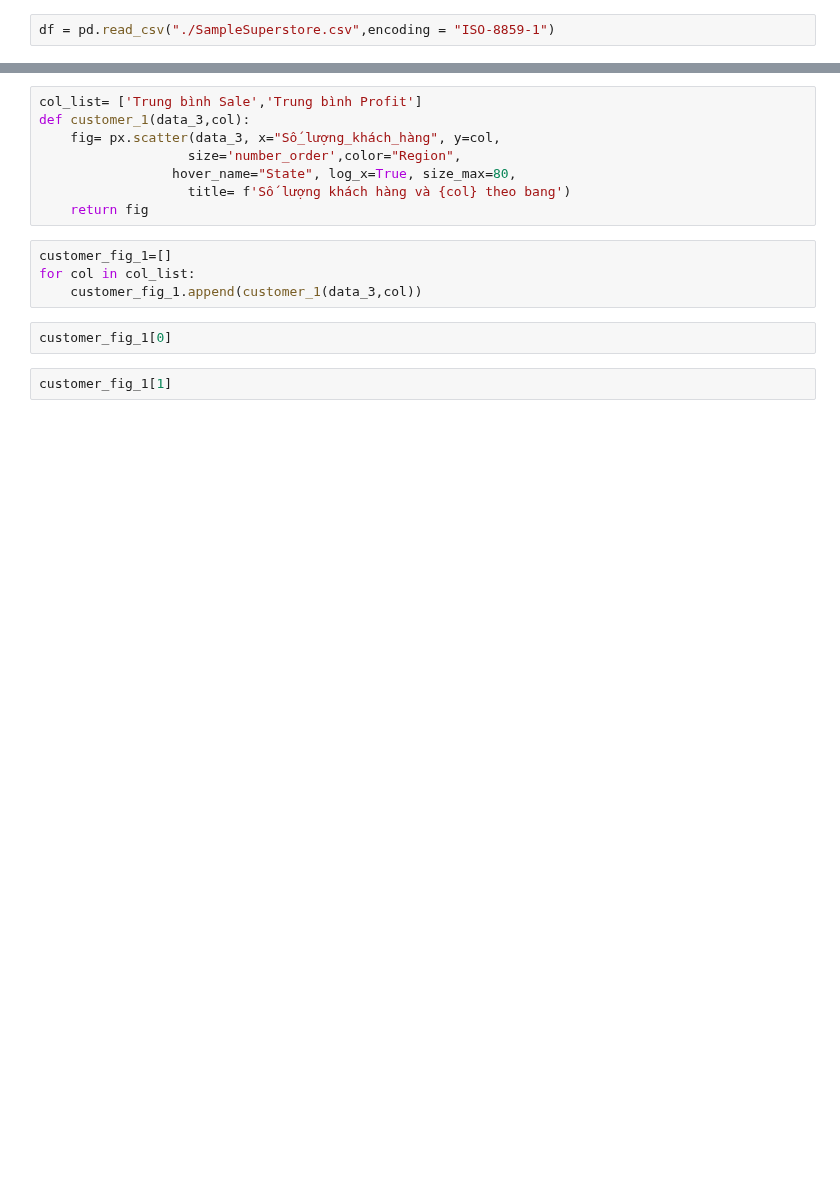
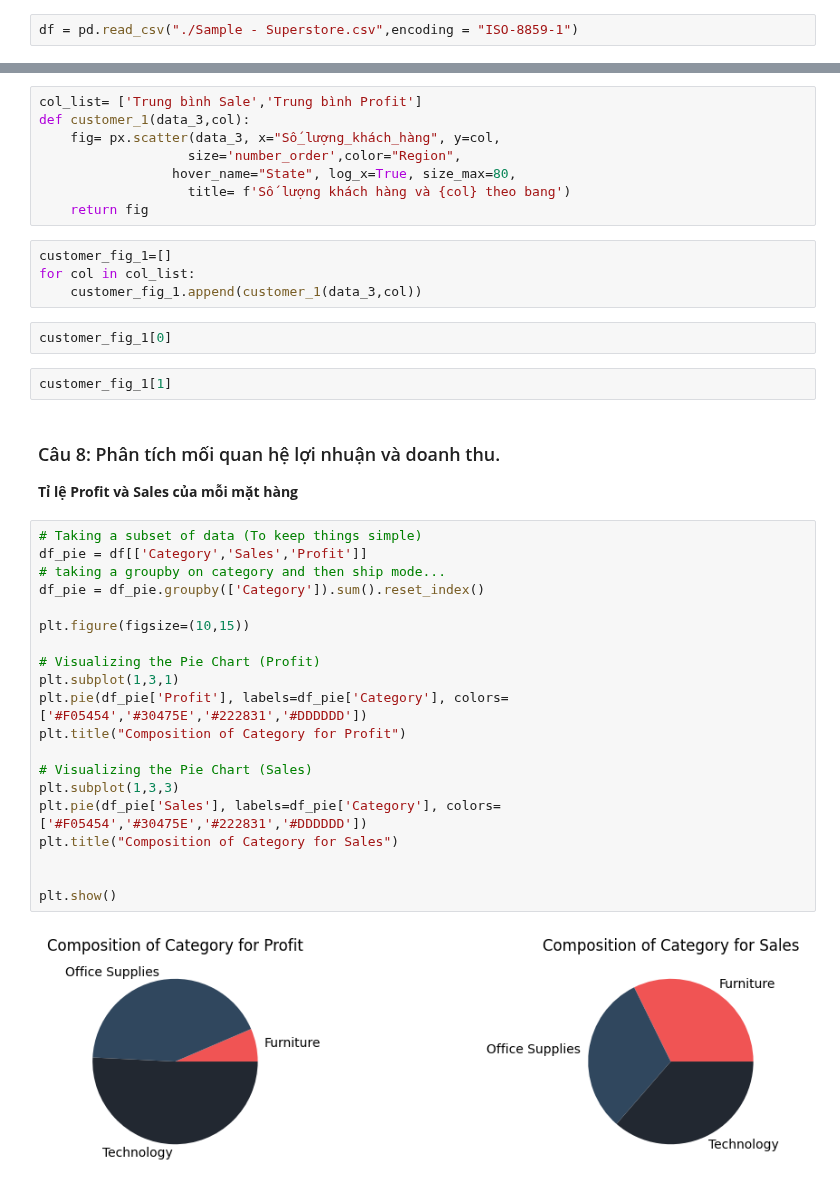
Before and after one commit to khangnl24112002/DataVisualization_Group02_Lab01, a Jupyter notebook: main.ipynb, the cells around one changed output, grey strips where cells are left out. Cells and saved outputs as stored; diff of their text form; blank space fills up the shorter version.

Commit message:
plot chart

```diff
--- a/main.ipynb
+++ b/main.ipynb
@@ -10,7 +10,7 @@ import plotly.graph_objects as go
 # %% [markdown]
 ### Đọc dữ liệu từ file csv
 # %%
-df = pd.read_csv("./SampleSuperstore.csv",encoding = "ISO-8859-1")
+df = pd.read_csv("./Sample - Superstore.csv",encoding = "ISO-8859-1")
 # %% [markdown]
 ## Tiền xử lý
 # %% [markdown]
@@ -690,3 +690,29 @@ for col in col_list:
 customer_fig_1[0]
 # %%
 customer_fig_1[1]
+# %% [markdown]
+### Câu 8: Phân tích mối quan hệ lợi nhuận và doanh thu.
+
+**Tỉ lệ Profit và Sales của mỗi mặt hàng**
+# %%
+# Taking a subset of data (To keep things simple)
+df_pie = df[['Category','Sales','Profit']]
+# taking a groupby on category and then ship mode...
+df_pie = df_pie.groupby(['Category']).sum().reset_index()
+
+plt.figure(figsize=(10,15))
+
+# Visualizing the Pie Chart (Profit)
+plt.subplot(1,3,1)
+plt.pie(df_pie['Profit'], labels=df_pie['Category'], colors=['#F05454','#30475E','#222831','#DDDDDD'])
+plt.title("Composition of Category for Profit")
+
+# Visualizing the Pie Chart (Sales)
+plt.subplot(1,3,3)
+plt.pie(df_pie['Sales'], labels=df_pie['Category'], colors=['#F05454','#30475E','#222831','#DDDDDD'])
+plt.title("Composition of Category for Sales")
+
+
+plt.show()
+# %% [output]
+[figure, added]
```
Also changed, not shown: parts of 3 cells of this notebook.
